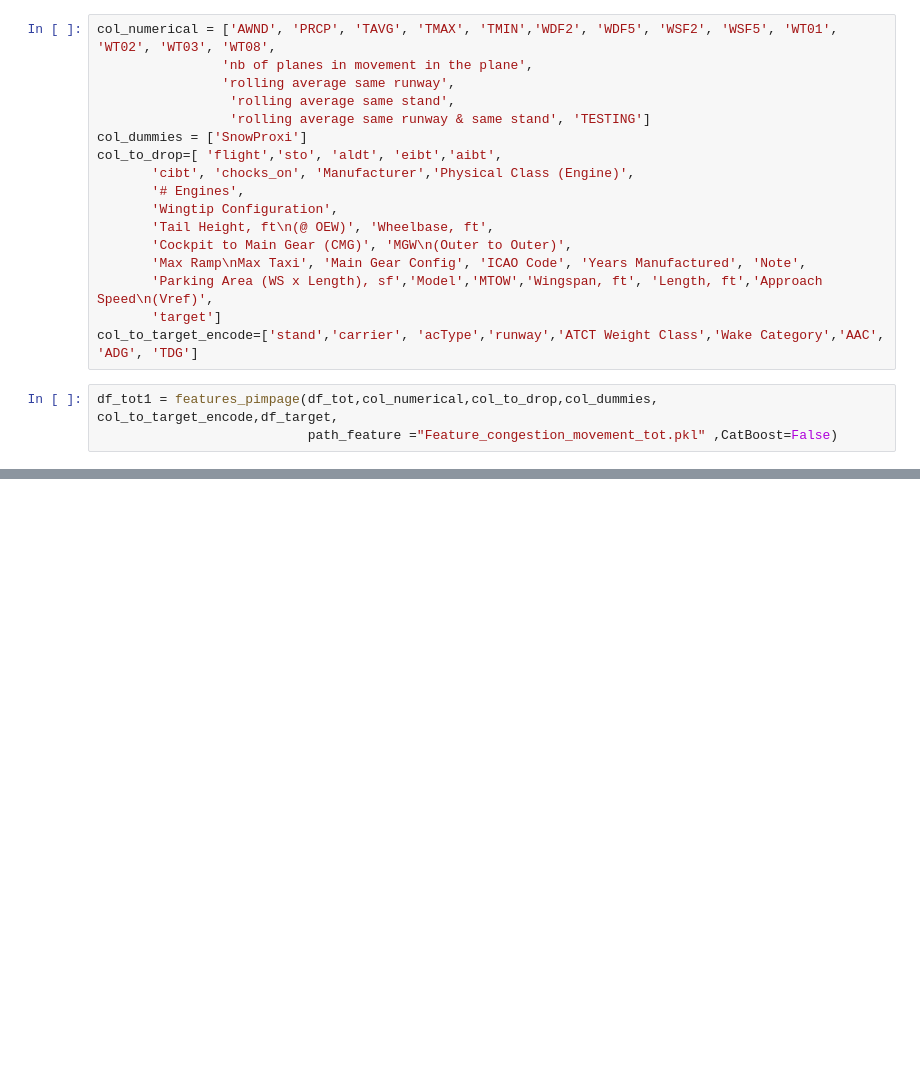
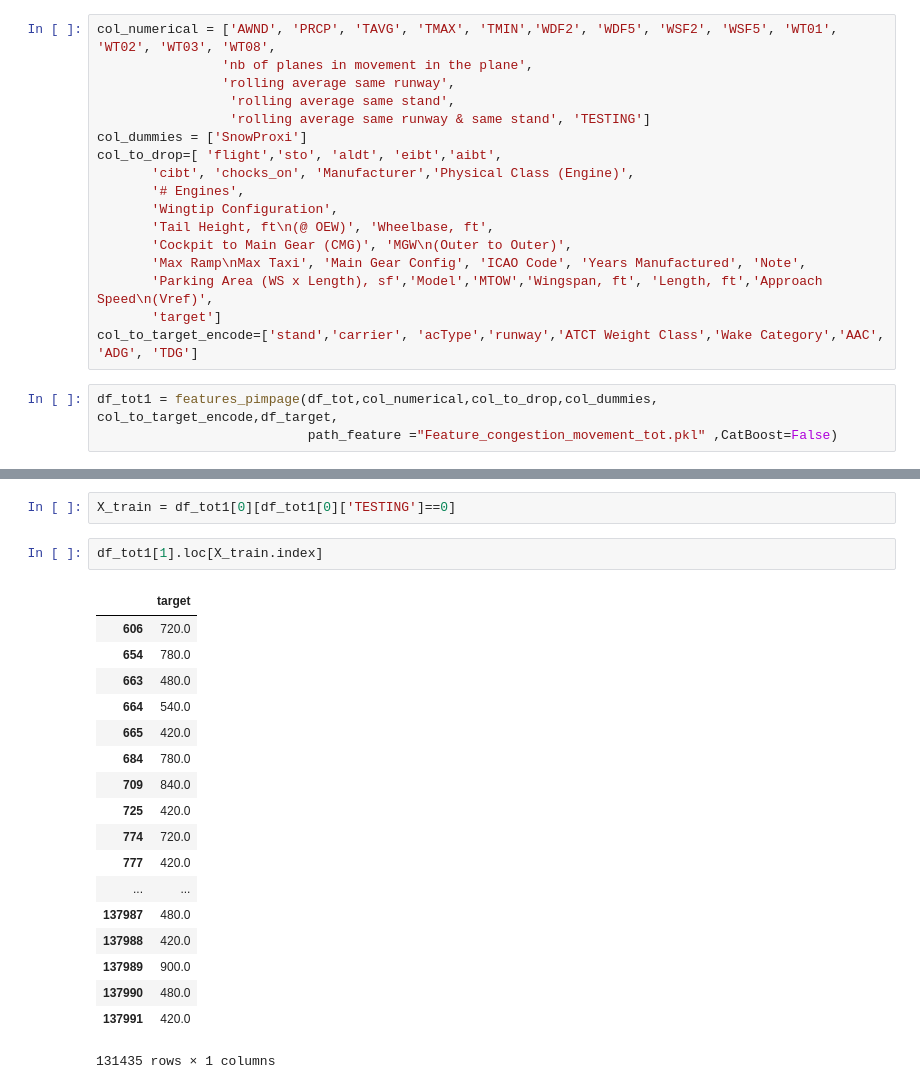
Before and after one commit to arnaudfrn/taxi-time, a Jupyter notebook: Notebook/Test Tristan.ipynb, the cells around one changed output, grey strips where cells are left out. Saved outputs shown, nothing was run; the diff lists cells and outputs as text; blank space fills up the shorter version.

Commit message:
X_train, y_train, X_test, y_test

```diff
--- a/Notebook/Test Tristan.ipynb
+++ b/Notebook/Test Tristan.ipynb
@@ -268,0 +267,23 @@ len(df_tot)
+# %%
+X_train = df_tot1[0][df_tot1[0]['TESTING']==0]
+# %%
+df_tot1[1].loc[X_train.index]
+# %% [output]
+|  | target |
+| 606 | 720.0 |
+| 654 | 780.0 |
+| 663 | 480.0 |
+| 664 | 540.0 |
+| 665 | 420.0 |
+| 684 | 780.0 |
+| 709 | 840.0 |
+| 725 | 420.0 |
+| 774 | 720.0 |
+| 777 | 420.0 |
+| ... | ... |
+| 137987 | 480.0 |
+| 137988 | 420.0 |
+| 137989 | 900.0 |
+| 137990 | 480.0 |
+| 137991 | 420.0 |
+131435 rows × 1 columns
```
Also changed, not shown: parts of 4 cells of this notebook, 1 other file.
